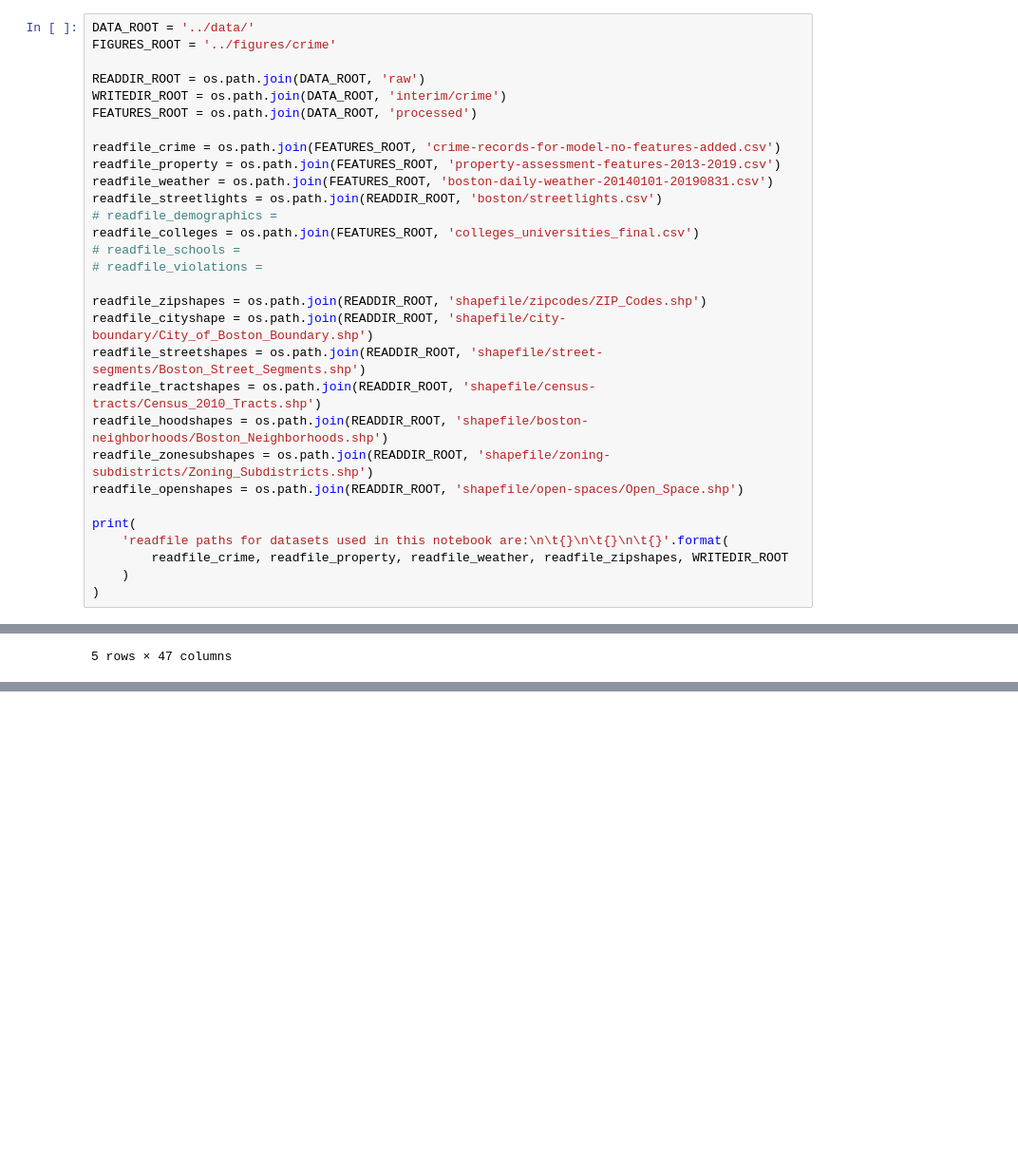
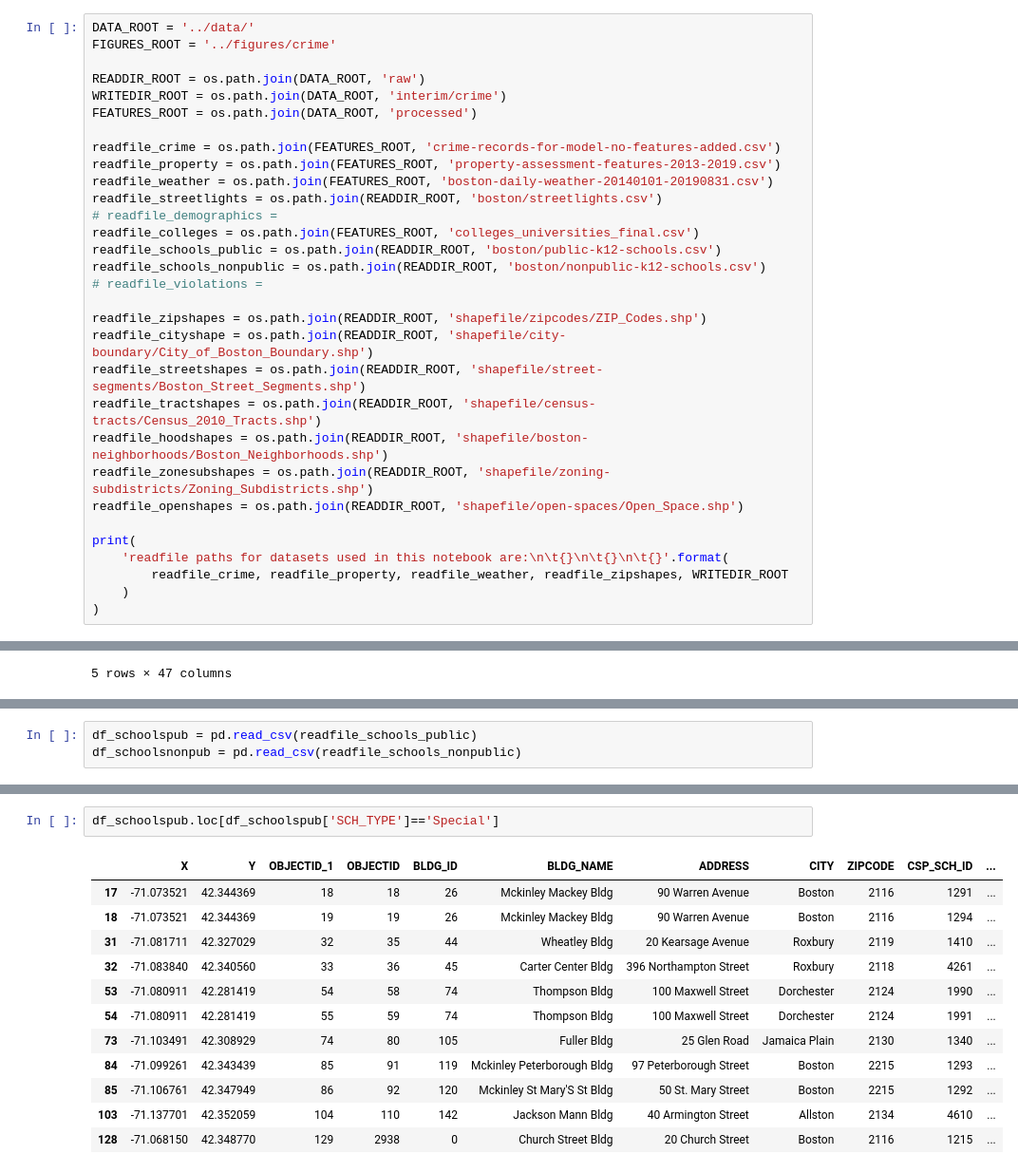
Before and after one commit to sedelmeyer/predicting-crime, a Jupyter notebook: notebooks/022_FEATURES_build_model_features.ipynb, the cells around one changed output, grey strips where cells are left out. Shown at 95% size. Saved outputs shown, nothing was run; the diff lists cells and outputs as text; blank space fills up the shorter version.

Commit message:
features: start k-12 school feature build

```diff
--- a/notebooks/022_FEATURES_build_model_features.ipynb
+++ b/notebooks/022_FEATURES_build_model_features.ipynb
@@ -28,7 +28,8 @@ readfile_weather = os.path.join(FEATURES_ROOT, 'boston-daily-weather-20140101-20
 readfile_streetlights = os.path.join(READDIR_ROOT, 'boston/streetlights.csv')
 # readfile_demographics =
 readfile_colleges = os.path.join(FEATURES_ROOT, 'colleges_universities_final.csv')
-# readfile_schools =
+readfile_schools_public = os.path.join(READDIR_ROOT, 'boston/public-k12-schools.csv')
+readfile_schools_nonpublic = os.path.join(READDIR_ROOT, 'boston/nonpublic-k12-schools.csv')
 # readfile_violations =
 
 readfile_zipshapes = os.path.join(READDIR_ROOT, 'shapefile/zipcodes/ZIP_Codes.shp')
@@ -574,0 +532,3 @@ Name: NumStudent, dtype: int64
+# %%
+df_schoolspub = pd.read_csv(readfile_schools_public)
+df_schoolsnonpub = pd.read_csv(readfile_schools_nonpublic)
@@ -574,0 +596,15 @@ Name: NumStudent, dtype: int64
+# %%
+df_schoolspub.loc[df_schoolspub['SCH_TYPE']=='Special']
+# %% [output]
+|  | X | Y | OBJECTID_1 | OBJECTID | BLDG_ID | BLDG_NAME | ADDRESS | CITY | ZIPCODE | CSP_SCH_ID | ... |
+| 17 | -71.073521 | 42.344369 | 18 | 18 | 26 | Mckinley Mackey Bldg | 90 Warren Avenue | Boston | 2116 | 1291 | ... |
+| 18 | -71.073521 | 42.344369 | 19 | 19 | 26 | Mckinley Mackey Bldg | 90 Warren Avenue | Boston | 2116 | 1294 | ... |
+| 31 | -71.081711 | 42.327029 | 32 | 35 | 44 | Wheatley Bldg | 20 Kearsage Avenue | Roxbury | 2119 | 1410 | ... |
+| 32 | -71.083840 | 42.340560 | 33 | 36 | 45 | Carter Center Bldg | 396 Northampton Street | Roxbury | 2118 | 4261 | ... |
+| 53 | -71.080911 | 42.281419 | 54 | 58 | 74 | Thompson Bldg | 100 Maxwell Street | Dorchester | 2124 | 1990 | ... |
+| 54 | -71.080911 | 42.281419 | 55 | 59 | 74 | Thompson Bldg | 100 Maxwell Street | Dorchester | 2124 | 1991 | ... |
+| 73 | -71.103491 | 42.308929 | 74 | 80 | 105 | Fuller Bldg | 25 Glen Road | Jamaica Plain | 2130 | 1340 | ... |
+| 84 | -71.099261 | 42.343439 | 85 | 91 | 119 | Mckinley Peterborough Bldg | 97 Peterborough Street | Boston | 2215 | 1293 | ... |
+| 85 | -71.106761 | 42.347949 | 86 | 92 | 120 | Mckinley St Mary'S St Bldg | 50 St. Mary Street | Boston | 2215 | 1292 | ... |
+| 103 | -71.137701 | 42.352059 | 104 | 110 | 142 | Jackson Mann Bldg | 40 Armington Street | Allston | 2134 | 4610 | ... |
+| 128 | -71.068150 | 42.348770 | 129 | 2938 | 0 | Church Street Bldg | 20 Church Street | Boston | 2116 | 1215 | ... |
```
Also changed, not shown: parts of 11 cells of this notebook.
